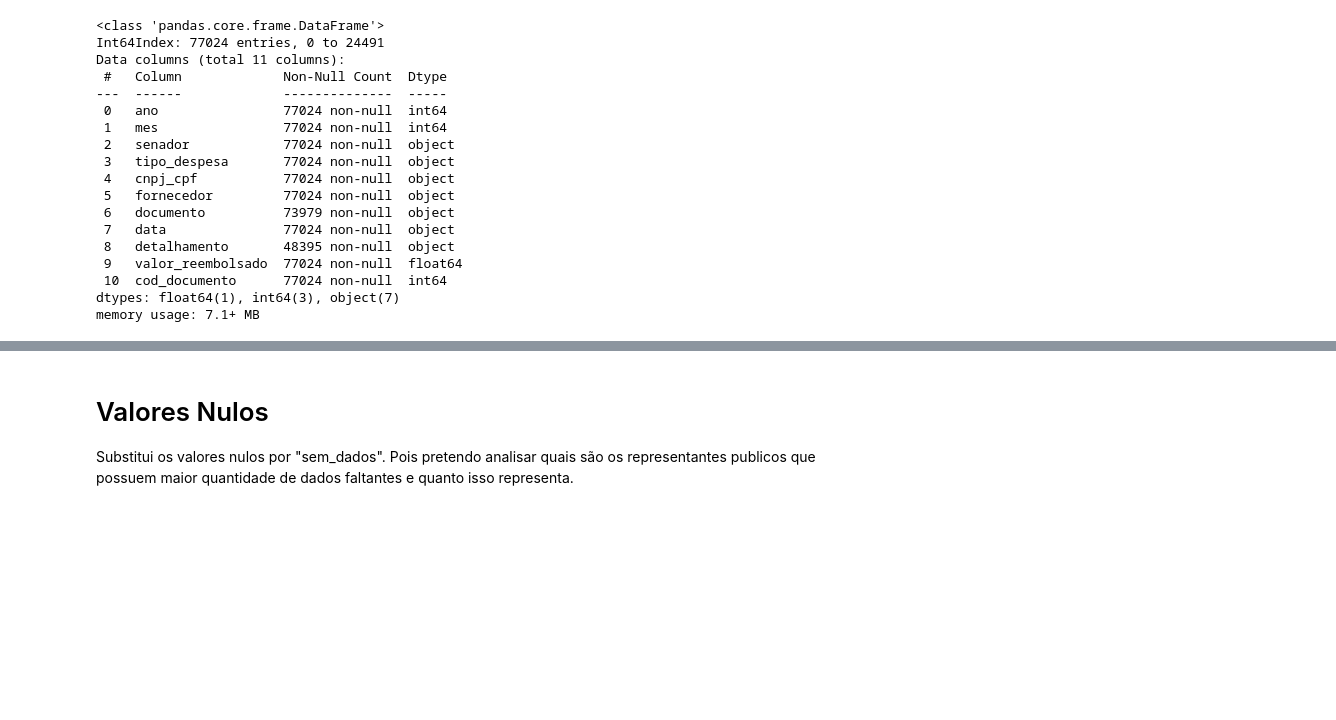
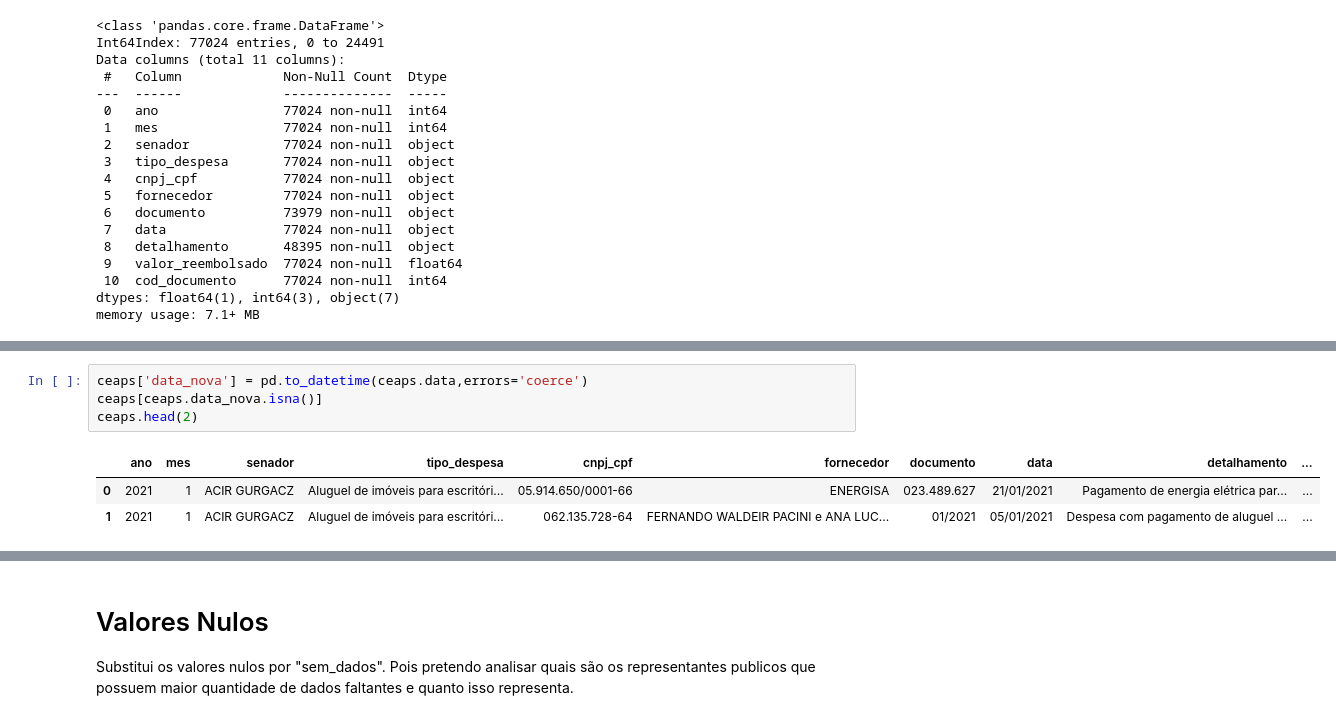
Before and after one commit to rodrigo-fernandes092/despesas_ceaps, a Jupyter notebook: Despesas_Ceaps_2018_2021.ipynb, the cells around one changed output, grey strips where cells are left out. Drawn from its saved outputs; the diff is of its cells as text; blank space fills up the shorter version.

```diff
--- a/Despesas_Ceaps_2018_2021.ipynb
+++ b/Despesas_Ceaps_2018_2021.ipynb
@@ -225,0 +241,8 @@ memory usage: 7.1+ MB
+# %%
+ceaps['data_nova'] = pd.to_datetime(ceaps.data,errors='coerce')
+ceaps[ceaps.data_nova.isna()]
+ceaps.head(2)
+# %% [output]
+|  | ano | mes | senador | tipo_despesa | cnpj_cpf | fornecedor | documento | data | detalhamento | ... |
+| 0 | 2021 | 1 | ACIR GURGACZ | Aluguel de imóveis para escritóri... | 05.914.650/0001-66 | ENERGISA | 023.489.627 | 21/01/2021 | Pagamento de energia elétrica par... | ... |
+| 1 | 2021 | 1 | ACIR GURGACZ | Aluguel de imóveis para escritóri... | 062.135.728-64 | FERNANDO WALDEIR PACINI e ANA LUC... | 01/2021 | 05/01/2021 | Despesa com pagamento de aluguel ... | ... |
```
Also changed, not shown: parts of 9 cells of this notebook.
